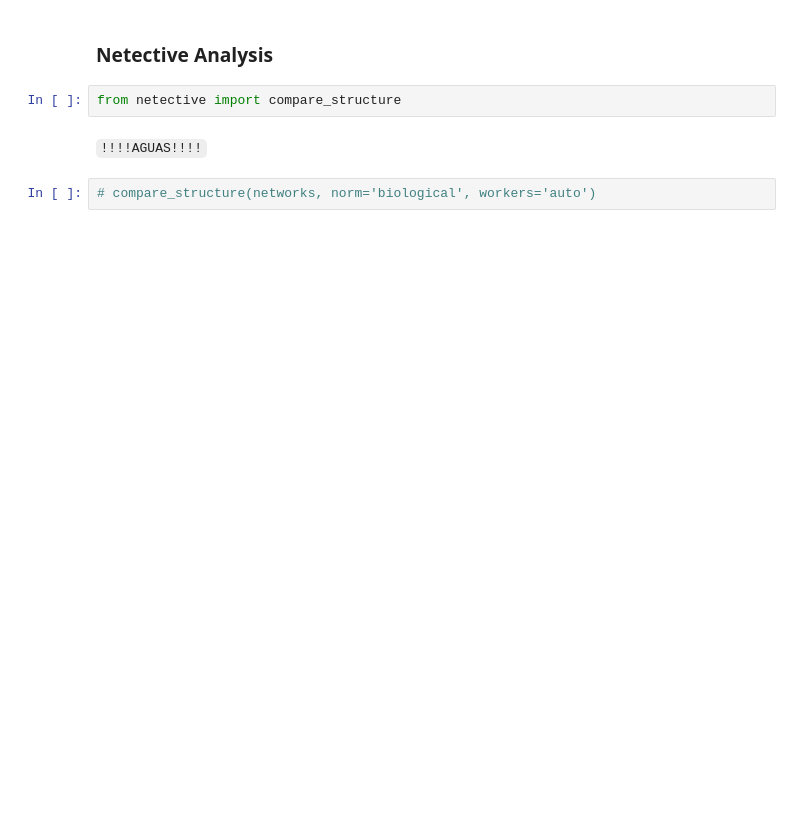
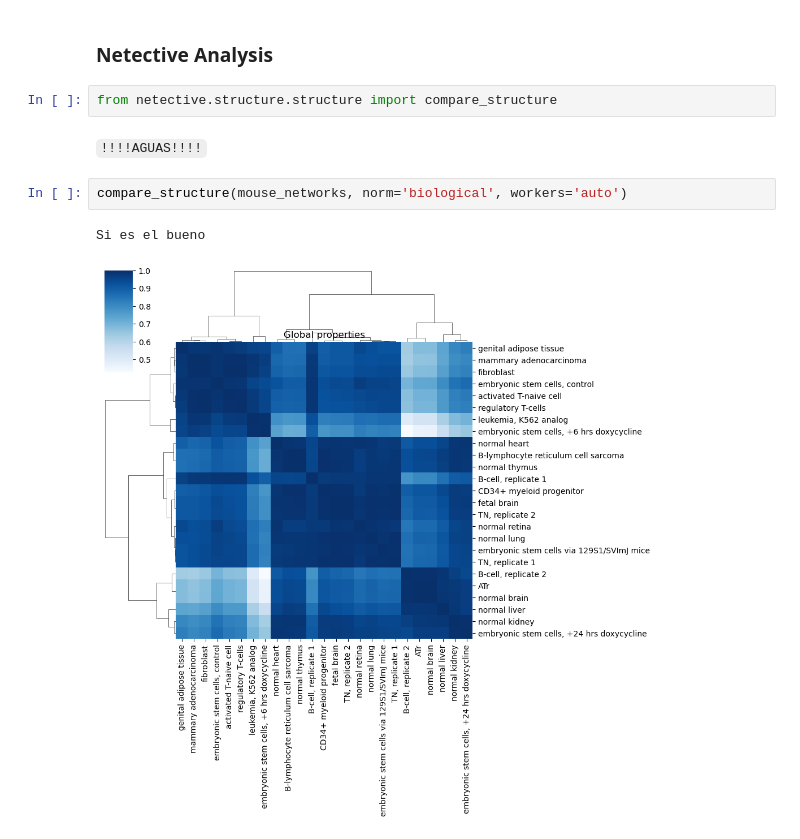
Before and after one commit to freyrelab/netective, a Jupyter notebook: legacy/prop_notebooks/Mouse_Analysis.ipynb, the cells around one changed output. Cells and saved outputs as stored; diff of their text form; blank space fills up the shorter version.

```diff
--- a/legacy/prop_notebooks/Mouse_Analysis.ipynb
+++ b/legacy/prop_notebooks/Mouse_Analysis.ipynb
@@ -152,8 +156,11 @@ info_df
 # %% [markdown]
 ### Netective Analysis
 # %%
-from netective import compare_structure
+from netective.structure.structure import compare_structure
 # %% [markdown]
 `!!!!AGUAS!!!!`
 # %%
-# compare_structure(networks, norm='biological', workers='auto')
+compare_structure(mouse_networks, norm='biological', workers='auto')
+# %% [output]
+Si es el bueno
+[figure, added]
```
Also changed, not shown: parts of 6 cells of this notebook, 4 other files.
